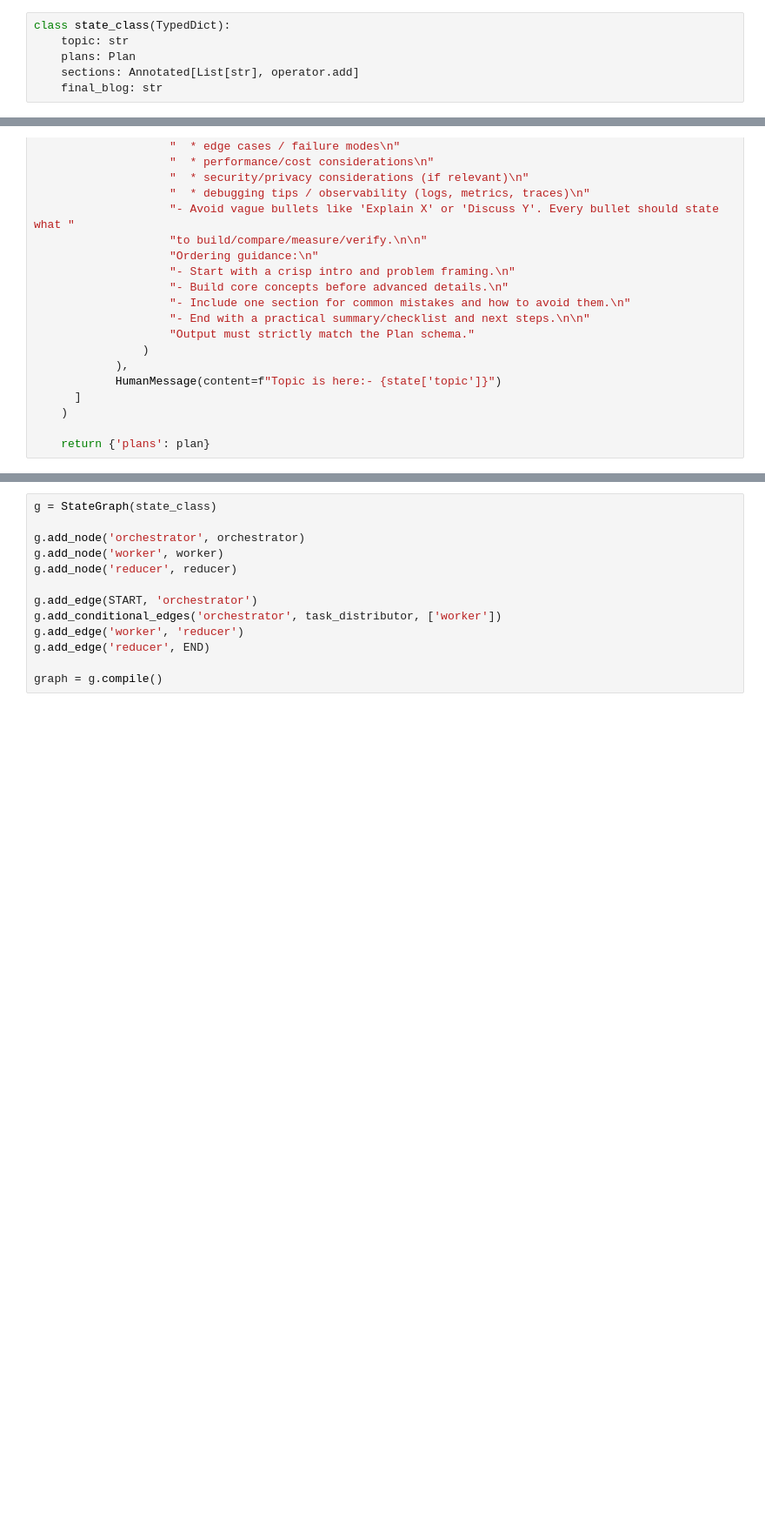
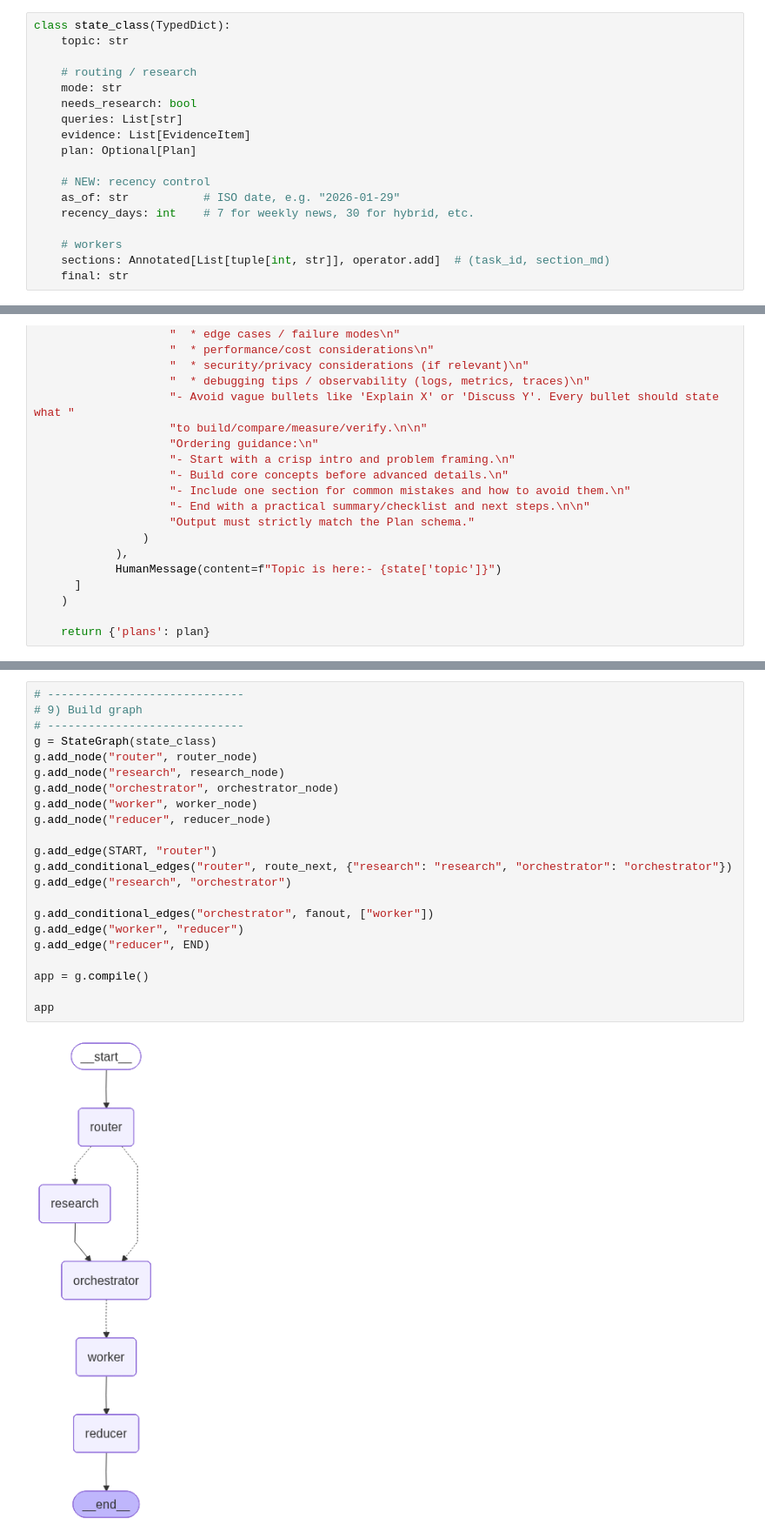
Before and after one commit to AdnanSaeed-85/Blog-Planner-and-Writing-Agent, a Jupyter notebook: basic_structure_2.ipynb, the cells around one changed output, grey strips where cells are left out. Shown at 87% size. Saved outputs shown, nothing was run; the diff lists cells and outputs as text; blank space fills up the shorter version.

```diff
--- a/basic_structure_2.ipynb
+++ b/basic_structure_2.ipynb
@@ -71,9 +74,21 @@ class EvidencePack(BaseModel):
 # %%
 class state_class(TypedDict):
     topic: str
-    plans: Plan
-    sections: Annotated[List[str], operator.add]
-    final_blog: str
+
+    # routing / research
+    mode: str
+    needs_research: bool
+    queries: List[str]
+    evidence: List[EvidenceItem]
+    plan: Optional[Plan]
+
+    # NEW: recency control
+    as_of: str           # ISO date, e.g. "2026-01-29"
+    recency_days: int    # 7 for weekly news, 30 for hybrid, etc.
+
+    # workers
+    sections: Annotated[List[tuple[int, str]], operator.add]  # (task_id, section_md)
+    final: str
 # %%
 def orchestrator(state: state_class) -> dict:
     plan = llm.with_structured_output(Plan).invoke(
@@ -196,14 +474,25 @@ def reducer(state: state_class):
 # %%
+# -----------------------------
+# 9) Build graph
+# -----------------------------
 g = StateGraph(state_class)
+g.add_node("router", router_node)
+g.add_node("research", research_node)
+g.add_node("orchestrator", orchestrator_node)
+g.add_node("worker", worker_node)
+g.add_node("reducer", reducer_node)
 
-g.add_node('orchestrator', orchestrator)
-g.add_node('worker', worker)
-g.add_node('reducer', reducer)
+g.add_edge(START, "router")
+g.add_conditional_edges("router", route_next, {"research": "research", "orchestrator": "orchestrator"})
+g.add_edge("research", "orchestrator")
 
-g.add_edge(START, 'orchestrator')
-g.add_conditional_edges('orchestrator', task_distributor, ['worker'])
-g.add_edge('worker', 'reducer')
-g.add_edge('reducer', END)
+g.add_conditional_edges("orchestrator", fanout, ["worker"])
+g.add_edge("worker", "reducer")
+g.add_edge("reducer", END)
 
-graph = g.compile()
+app = g.compile()
+
+app
+# %% [output]
+[figure, added]
 # %%
```
Also changed, not shown: parts of 11 cells of this notebook, 3 other files.
